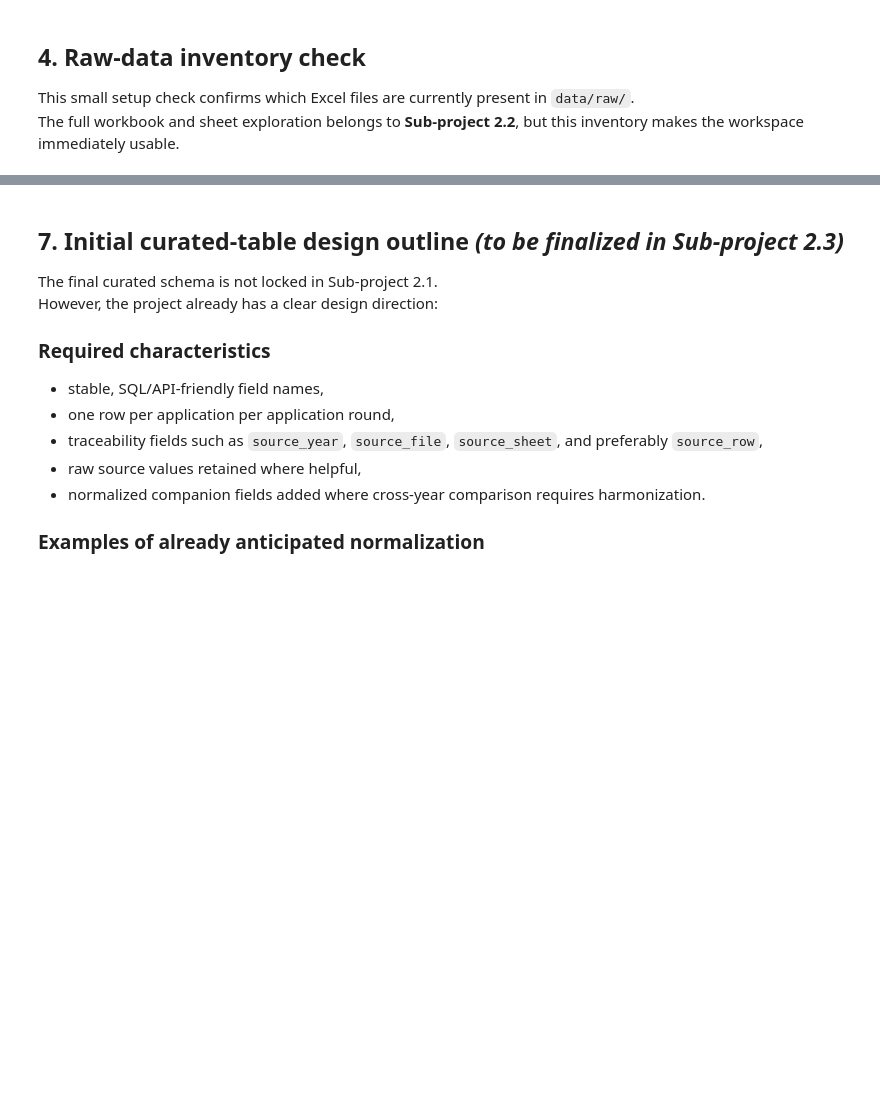
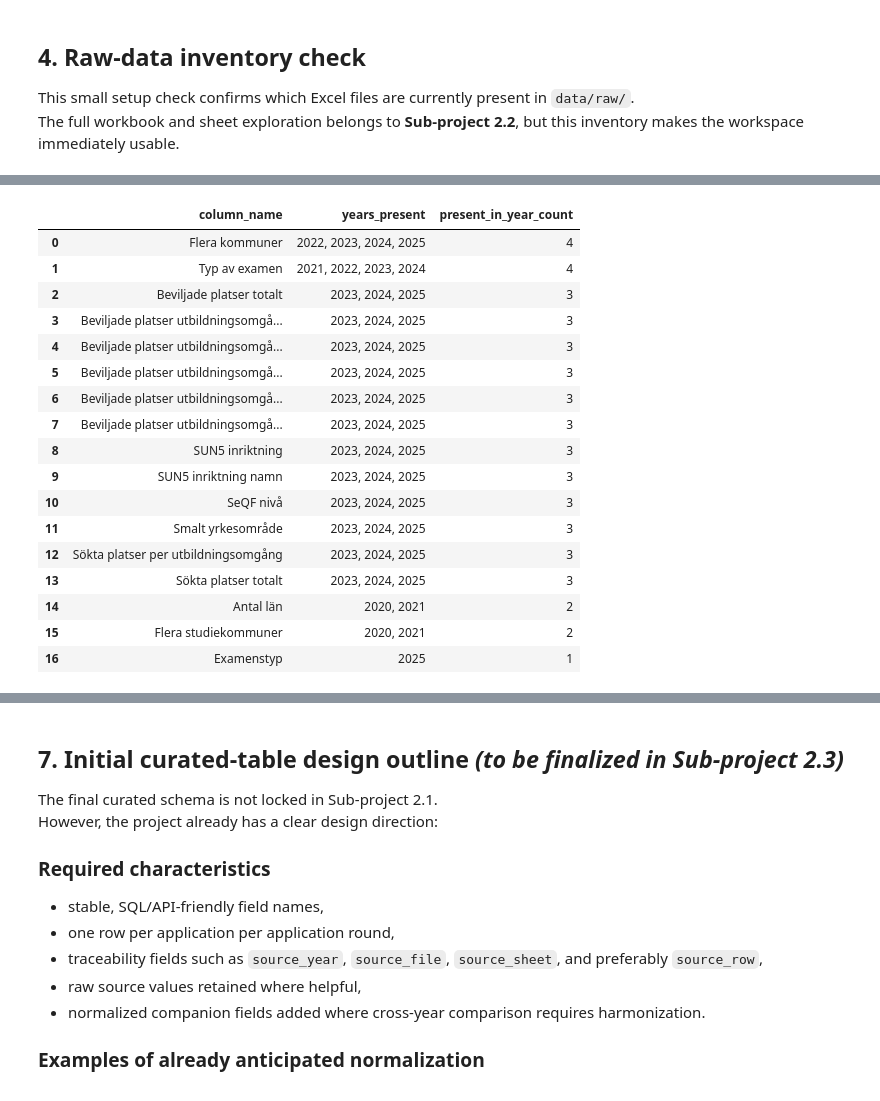
Before and after one commit to GhaneJ/Data_Pipelines, a Jupyter notebook: part_2/main.ipynb, the cells around one changed output, grey strips where cells are left out. Cells and saved outputs as stored; diff of their text form; code cells hidden in the pictures; blank space fills up the shorter version.

Commit message:
Explore MYH source files and document workbook structure and table grain.

```diff
--- a/part_2/main.ipynb
+++ b/part_2/main.ipynb
@@ -115,0 +361,20 @@ Planned content:
+# %%
+tabell_4_grain_rows = []
+for year, table in sorted(tabell_4_tables.items()):
+    unique_application_ids = int(table["Diarienummer"].nunique(dropna=True))
+    tabell_4_grain_rows.append(
+        {
+            "source_year": year,
+            "tabell_4_rows": len(table),
+            "unique_diarienummer": unique_application_ids,
+            "rows_above_unique_application_count": len(table) - unique_application_ids,
+        }
+    )
+
+tabell_4_grain_check = pd.DataFrame(tabell_4_grain_rows).sort_values("source_year").reset_index(drop=True)
+
+display(tabell_4_grain_check)
+
+assert (
+    tabell_4_grain_check["rows_above_unique_application_count"] > 0
+).all(), "Expected Tabell 4 to show repeated application identifiers in every profiled year."
@@ -115,0 +398,51 @@ Planned content:
+# %%
+tabell_3_schema_by_year = {
+    year: list(table.columns)
+    for year, table in sorted(tabell_3_tables.items())
+}
+
+schema_count_summary = pd.DataFrame(
+    [
+        {
+            "source_year": year,
+            "tabell_3_columns": len(columns),
+            "column_names": " | ".join(columns),
+        }
+        for year, columns in tabell_3_schema_by_year.items()
+    ]
+).sort_values("source_year").reset_index(drop=True)
+
+all_tabell_3_columns = sorted(
+    set().union(*(set(columns) for columns in tabell_3_schema_by_year.values()))
+)
+
+schema_presence_rows = []
+for column_name in all_tabell_3_columns:
+    years_present = [
+        year
+        for year, columns in tabell_3_schema_by_year.items()
+        if column_name in columns
+    ]
+    schema_presence_rows.append(
+        {
+            "column_name": column_name,
+            "years_present": ", ".join(str(year) for year in years_present),
+            "present_in_year_count": len(years_present),
+        }
+    )
+
+schema_presence_summary = pd.DataFrame(schema_presence_rows).sort_values(
+    ["present_in_year_count", "column_name"],
+    ascending=[False, True],
+).reset_index(drop=True)
+
+schema_variation_summary = schema_presence_summary[
+    schema_presence_summary["present_in_year_count"] < len(EXPECTED_SOURCE_YEARS)
+].reset_index(drop=True)
+
+
+with pd.option_context("display.max_colwidth", None):
+    display(schema_count_summary)
+
+display(schema_variation_summary)
+# %% [output]
@@ -115,0 +456,18 @@ Planned content:
+|  | column_name | years_present | present_in_year_count |
+| 0 | Flera kommuner | 2022, 2023, 2024, 2025 | 4 |
+| 1 | Typ av examen | 2021, 2022, 2023, 2024 | 4 |
+| 2 | Beviljade platser totalt | 2023, 2024, 2025 | 3 |
+| 3 | Beviljade platser utbildningsomgå... | 2023, 2024, 2025 | 3 |
+| 4 | Beviljade platser utbildningsomgå... | 2023, 2024, 2025 | 3 |
+| 5 | Beviljade platser utbildningsomgå... | 2023, 2024, 2025 | 3 |
+| 6 | Beviljade platser utbildningsomgå... | 2023, 2024, 2025 | 3 |
+| 7 | Beviljade platser utbildningsomgå... | 2023, 2024, 2025 | 3 |
+| 8 | SUN5 inriktning | 2023, 2024, 2025 | 3 |
+| 9 | SUN5 inriktning namn | 2023, 2024, 2025 | 3 |
+| 10 | SeQF nivå | 2023, 2024, 2025 | 3 |
+| 11 | Smalt yrkesområde | 2023, 2024, 2025 | 3 |
+| 12 | Sökta platser per utbildningsomgång | 2023, 2024, 2025 | 3 |
+| 13 | Sökta platser totalt | 2023, 2024, 2025 | 3 |
+| 14 | Antal län | 2020, 2021 | 2 |
+| 15 | Flera studiekommuner | 2020, 2021 | 2 |
+| 16 | Examenstyp | 2025 | 1 |
```
Also changed, not shown: parts of 21 cells of this notebook, 2 other files.
